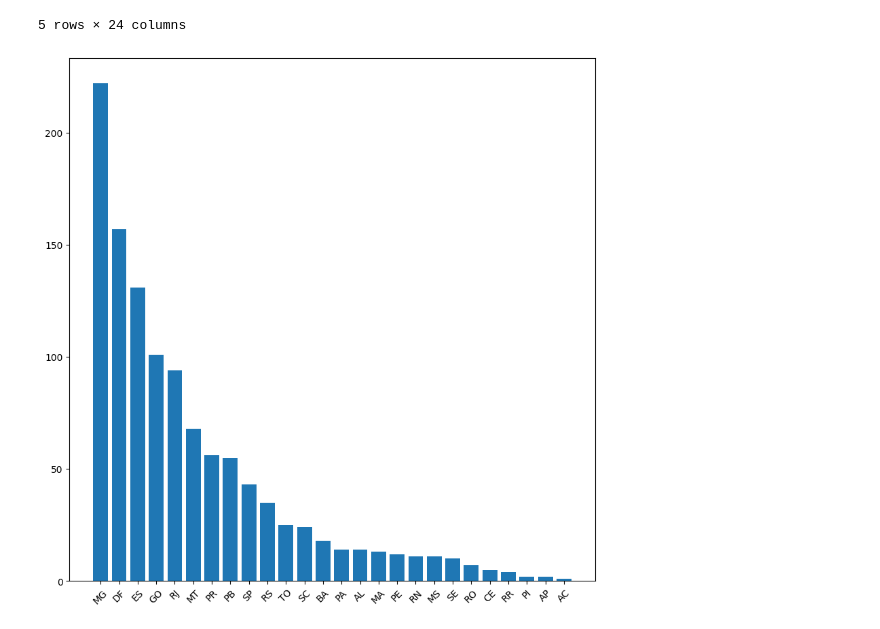
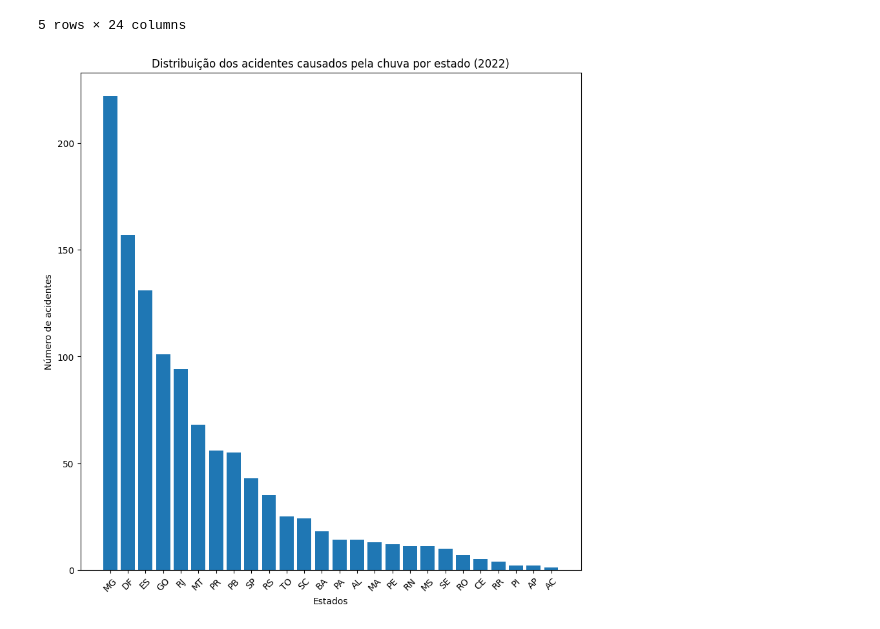
Before and after one commit to ciziks/traffic-accident-analysis, a Jupyter notebook: traffic-analysis.ipynb, the cells around one changed output. Saved outputs shown, nothing was run; the diff lists cells and outputs as text; code cells hidden in the pictures.

```diff
--- a/traffic-analysis.ipynb
+++ b/traffic-analysis.ipynb
@@ -116,10 +118,12 @@ df_chuva.head()
 | 183 | 1/6/2022 | quinta-feira | 17:50:00 | GO | TEREZOPOLIS DE GOIAS | Chuva | Saída de leito carroçável | ... |
 5 rows × 24 columns
 # %%
-# Distribuição dos acidentes por estado
 plt.figure(figsize=(10, 10))
 plt.bar(df_chuva['uf'].unique(), df_chuva['uf'].value_counts())
+plt.title('Distribuição dos acidentes causados pela chuva por estado (2022)')
+plt.xlabel('Estados')
+plt.ylabel('Número de acidentes')
 plt.xticks(rotation = 45)
 plt.show()
 # %% [output]
-[figure, old version]
+[figure, new version]
```
Also changed, not shown: parts of 11 cells of this notebook.
